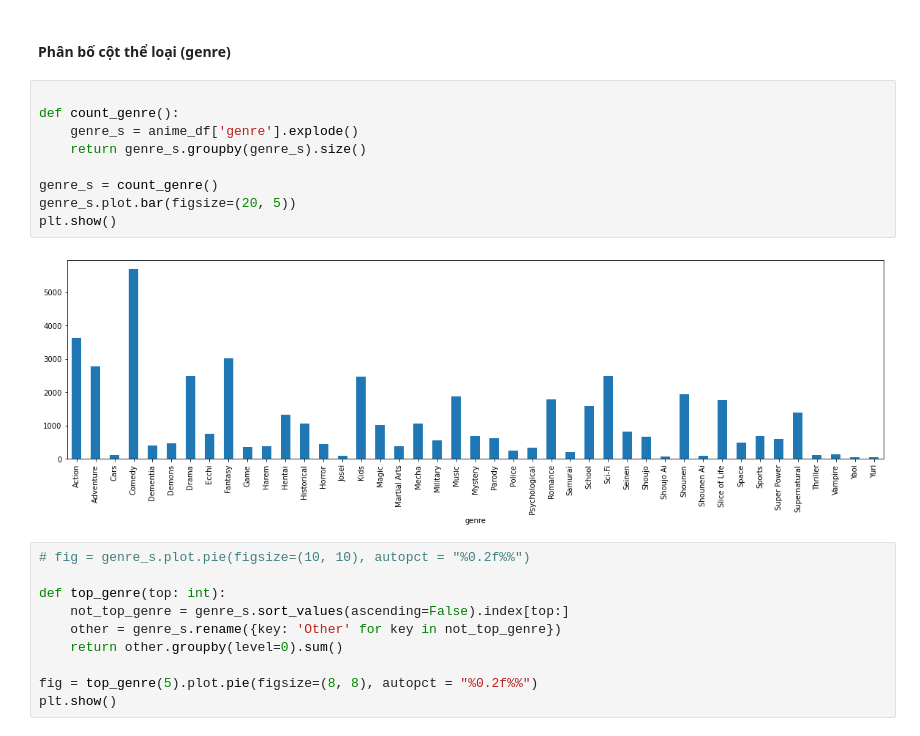
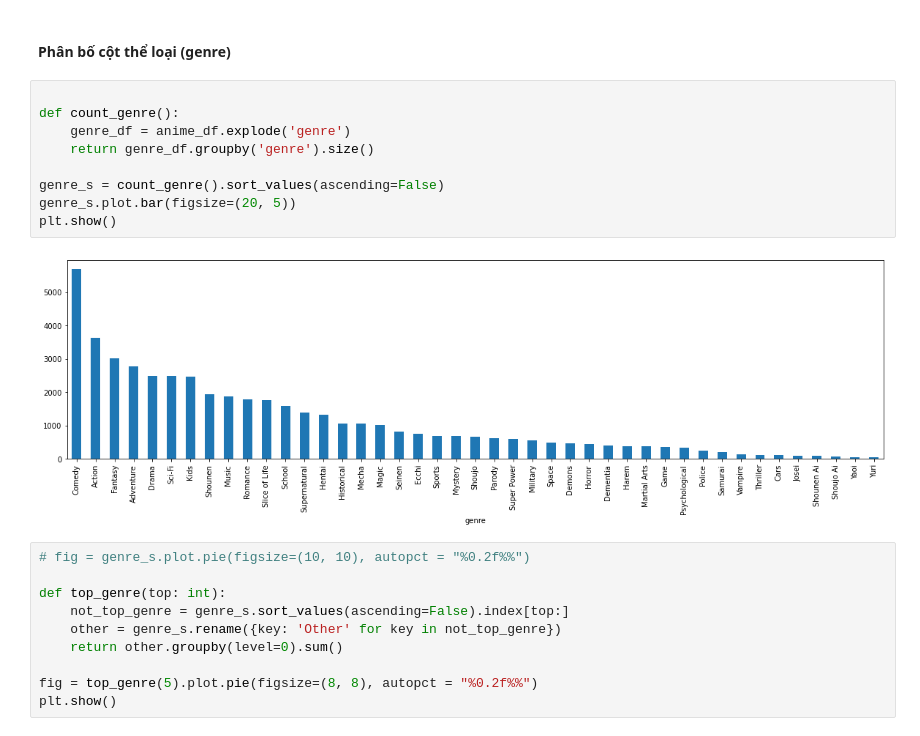
Before and after one commit to phineasla-hcmus/3.1-DS-Final, a Jupyter notebook: P4DS_FinalProject.ipynb, the cells around one changed output. Saved outputs shown, nothing was run; the diff lists cells and outputs as text.

```diff
--- a/P4DS_FinalProject.ipynb
+++ b/P4DS_FinalProject.ipynb
@@ -554,14 +631,14 @@ anime_cate_col_profiles_df
 # %%
 
 def count_genre():
-    genre_s = anime_df['genre'].explode()
-    return genre_s.groupby(genre_s).size()
+    genre_df = anime_df.explode('genre')
+    return genre_df.groupby('genre').size()
 
-genre_s = count_genre()
+genre_s = count_genre().sort_values(ascending=False)
 genre_s.plot.bar(figsize=(20, 5))
 plt.show()
 # %% [output]
-[figure, old version]
+[figure, new version]
 # %%
 # fig = genre_s.plot.pie(figsize=(10, 10), autopct = "%0.2f%%")
 
```
Also changed, not shown: parts of 47 cells of this notebook, 1 other file.
